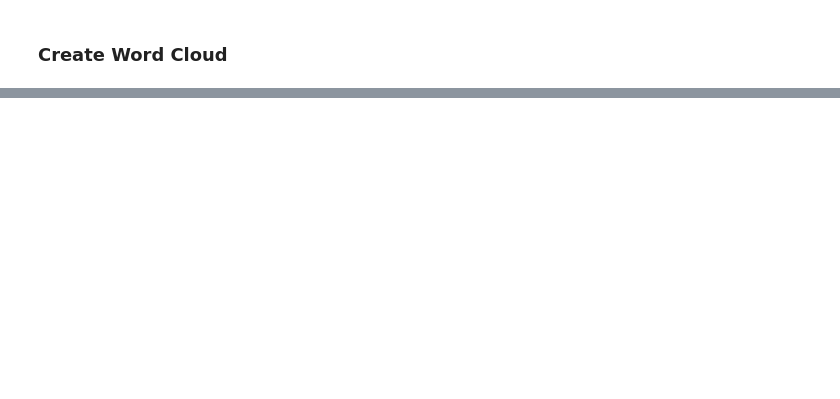
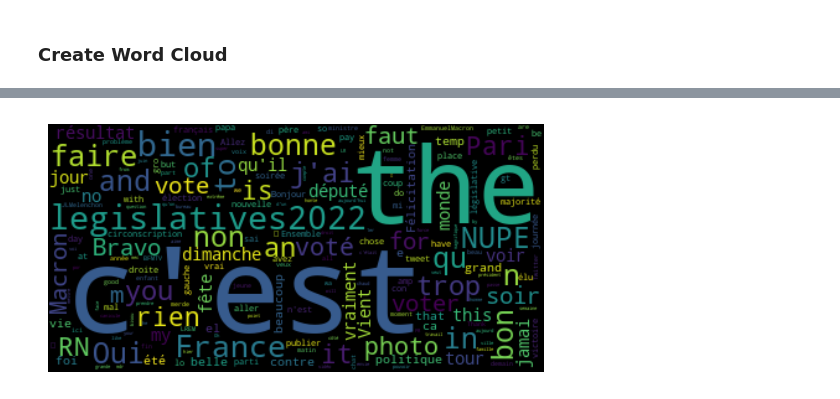
Before and after one commit to katoxiv/X-Notebooks, a Jupyter notebook: Twitter_Coursework/04_Events.ipynb, the cells around one changed output, grey strips where cells are left out. Cells and saved outputs as stored; diff of their text form; code cells hidden in the pictures; blank space fills up the shorter version.

```diff
--- a/Twitter_Coursework/04_Events.ipynb
+++ b/Twitter_Coursework/04_Events.ipynb
@@ -280,0 +268,6 @@ ax.axis("off")
+# %%
+plot_wordcloud(fr_df , fr_lang_stopwords_list)
+
+# Legislative Assembly
+# %% [output]
+[figure, added]
```
Also changed, not shown: parts of 27 cells of this notebook.
